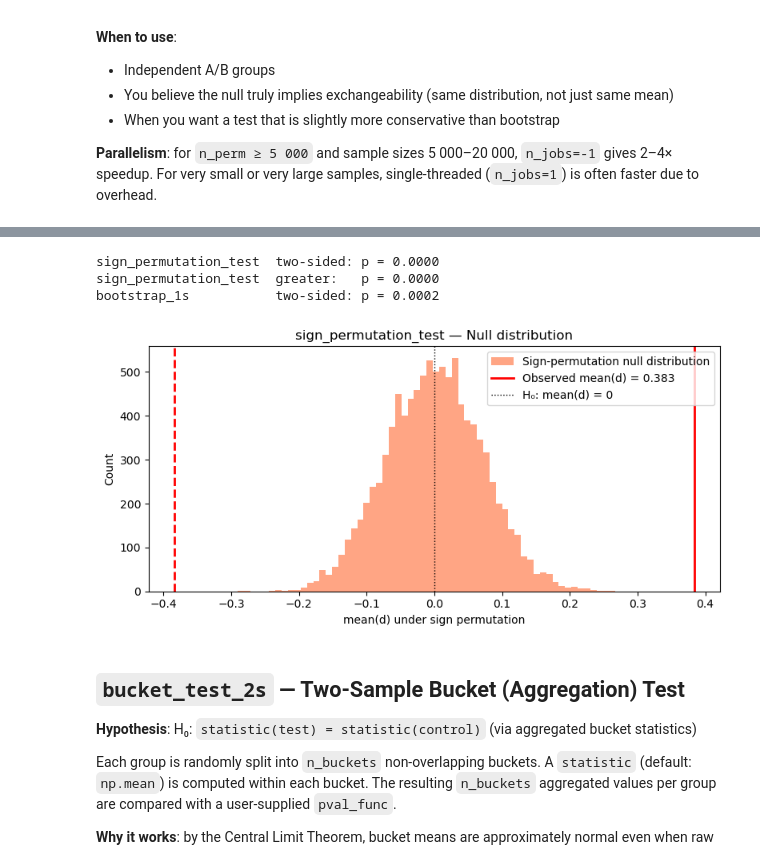
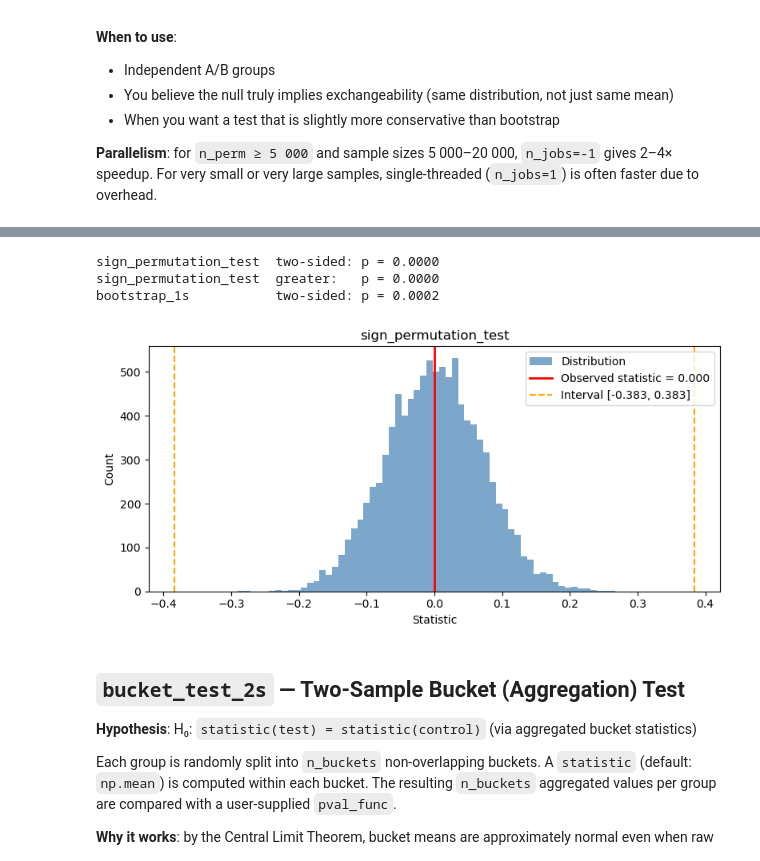
Before and after one commit to sslastochkin/mcab, a Jupyter notebook: docs/guide/11_empirical_tests.ipynb, the cells around one changed output, grey strips where cells are left out. Drawn from its saved outputs; the diff is of its cells as text; code cells hidden in the pictures.

```diff
--- a/docs/guide/11_empirical_tests.ipynb
+++ b/docs/guide/11_empirical_tests.ipynb
@@ -305,41 +248,28 @@ are equally likely.
 | CI support | Via `alternative='interval'` | Via `alternative='interval'` |
 | Typically | Slightly more conservative | Slightly more liberal |
 # %%
-# ── sign_permutation_test: basic usage + comparison with bootstrap_1s ──────
+# sign_permutation_test: basic usage + comparison with bootstrap_1s
 
 pval_sign    = sign_permutation_test(d, n_perm=10_000, rng=42)
 pval_sign_gt = sign_permutation_test(d, n_perm=10_000, rng=42, alternative='greater')
 pval_boot1s  = bootstrap_1s(d, n_bootstrap=10_000, rng=42)
 
 print(f"sign_permutation_test  two-sided: p = {pval_sign:.4f}")
 print(f"sign_permutation_test  greater:   p = {pval_sign_gt:.4f}")
 print(f"bootstrap_1s           two-sided: p = {pval_boot1s:.4f}")
 
-# ── null distribution ───────────────────────────────────────────────────────
+# null distribution
 sign_dist = sign_permutation_test(
     d, n_perm=10_000, rng=42, alternative='interval'
 )
 obs_mean = np.mean(d)
 
-fig, ax = plt.subplots(figsize=(8, 4))
-ax.hist(sign_dist, bins=60, color='coral', alpha=0.7,
-        label='Sign-permutation null distribution')
-ax.axvline(obs_mean,  color='red',   lw=2,
-           label=f'Observed mean(d) = {obs_mean:.3f}')
-ax.axvline(-obs_mean, color='red',   lw=2, linestyle='--')
-ax.axvline(0,         color='black', lw=1, linestyle=':',
-           label='H₀: mean(d) = 0')
-ax.set_xlabel('mean(d) under sign permutation')
-ax.set_ylabel('Count')
-ax.set_title('sign_permutation_test — Null distribution')
-ax.legend()
-plt.tight_layout()
-plt.show()
+plot_dist(sign_dist, 0, -obs_mean, obs_mean, 'sign_permutation_test')
 # %% [output]
 sign_permutation_test  two-sided: p = 0.0000
 sign_permutation_test  greater:   p = 0.0000
 bootstrap_1s           two-sided: p = 0.0002
-[figure, old version]
+[figure, new version]
 # %% [markdown]
 ## `bucket_test_2s` — Two-Sample Bucket (Aggregation) Test
 
```
Also changed, not shown: parts of 10 cells of this notebook.
